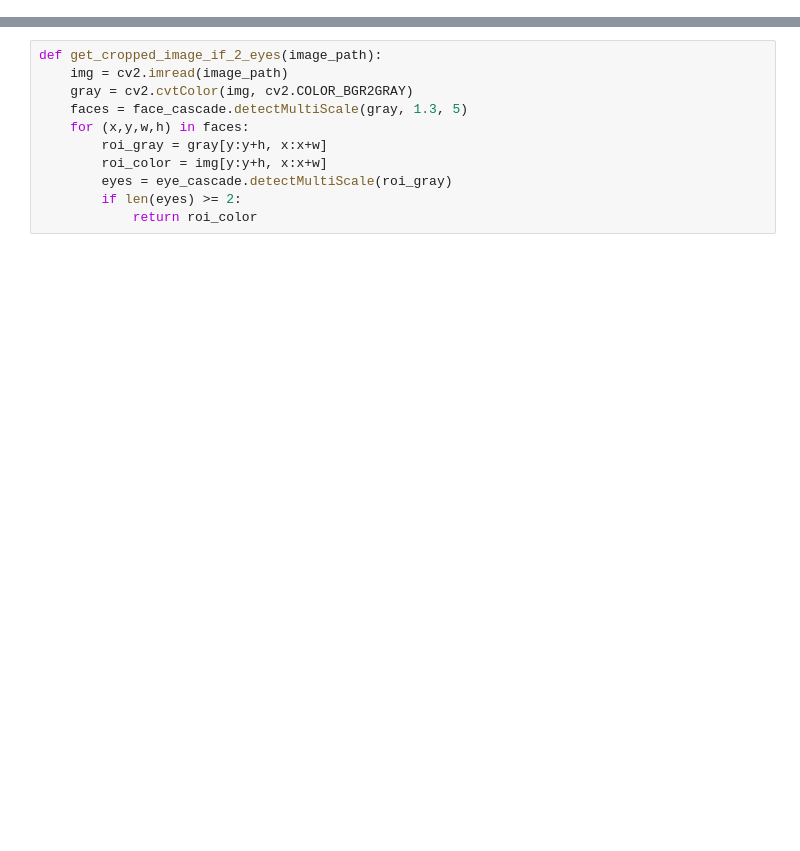
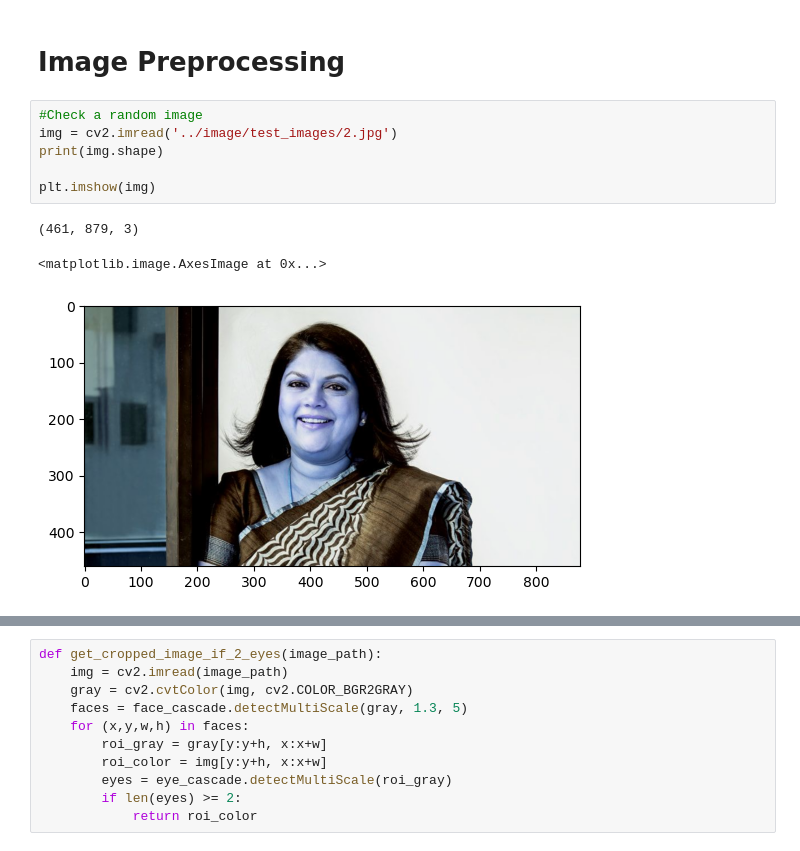
Before and after one commit to SaloniJhalani/Entrepreneurs-Image-Classifier, a Jupyter notebook: notebook/ImageClassifier.ipynb, the cells around one changed output, grey strips where cells are left out. Saved outputs shown, nothing was run; the diff lists cells and outputs as text; blank space fills up the shorter version.

```diff
--- a/notebook/ImageClassifier.ipynb
+++ b/notebook/ImageClassifier.ipynb
@@ -41,3 +33,15 @@ plt.imshow(img)
+# %% [markdown]
+# Image Preprocessing
+# %%
+#Check a random image
+img = cv2.imread('../image/test_images/2.jpg')
+print(img.shape)
+
+plt.imshow(img)
+# %% [output]
+(461, 879, 3)
+<matplotlib.image.AxesImage at 0x...>
+[figure, added]
 # %%
 gray = cv2.cvtColor(img,cv2.COLOR_BGR2GRAY)
 print(gray.shape)
```
Also changed, not shown: parts of 78 cells of this notebook.
